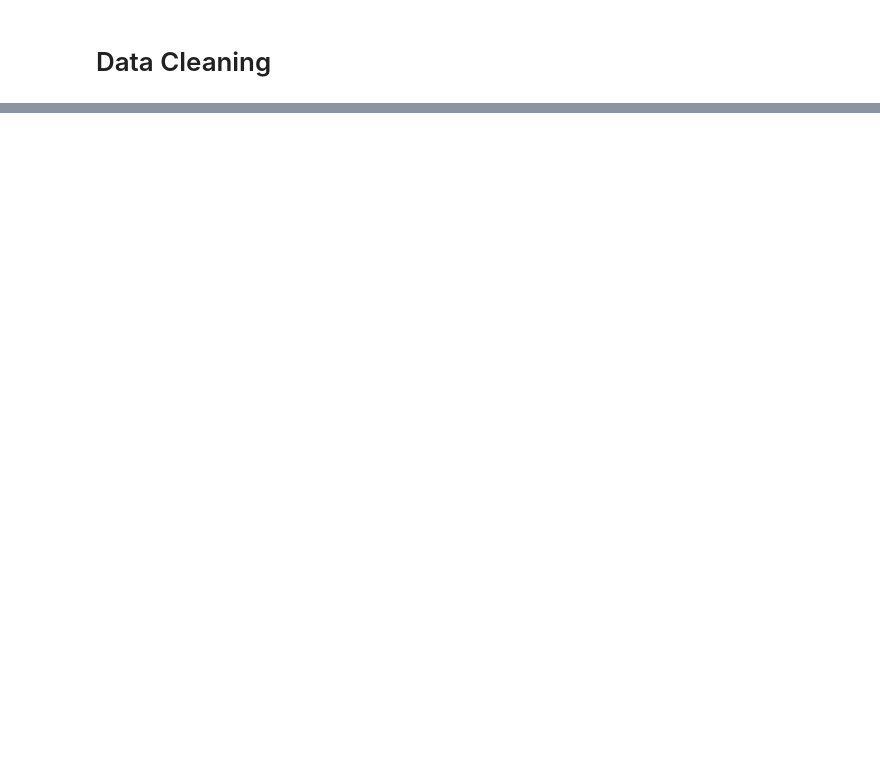
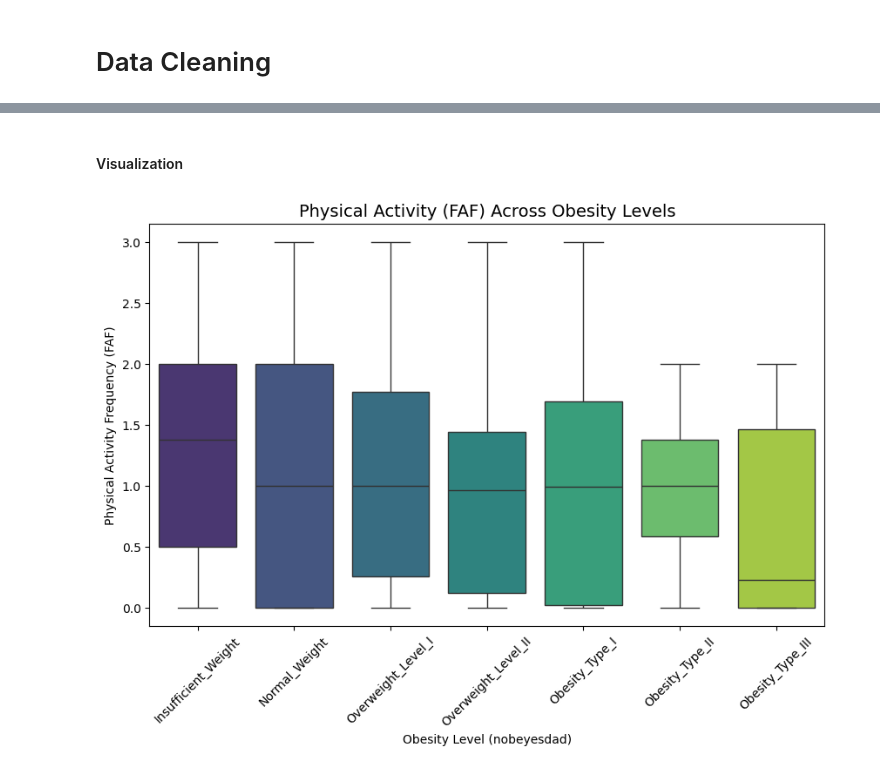
Before and after one commit to notgian/csmodel-gr4-backup-repo, a Jupyter notebook: CSMODEL_GRP4.ipynb, the cells around one changed output, grey strips where cells are left out. Saved outputs shown, nothing was run; the diff lists cells and outputs as text; code cells hidden in the pictures; blank space fills up the shorter version.

```diff
--- a/CSMODEL_GRP4.ipynb
+++ b/CSMODEL_GRP4.ipynb
@@ -82,0 +477,12 @@ obesity_df.head()
+# %% [markdown]
+#### Visualization
+# %%
+plt.figure(figsize=(10,6))
+sns.boxplot(x='nobeyesdad', y='faf', data=df, hue='nobeyesdad', palette='viridis', legend=False)
+plt.title("Physical Activity (FAF) Across Obesity Levels", fontsize=14)
+plt.xlabel("Obesity Level (nobeyesdad)")
+plt.ylabel("Physical Activity Frequency (FAF)")
+plt.xticks(rotation=45)
+plt.show()
+# %% [output]
+[figure, added]
```
Also changed, not shown: parts of 60 cells of this notebook.
